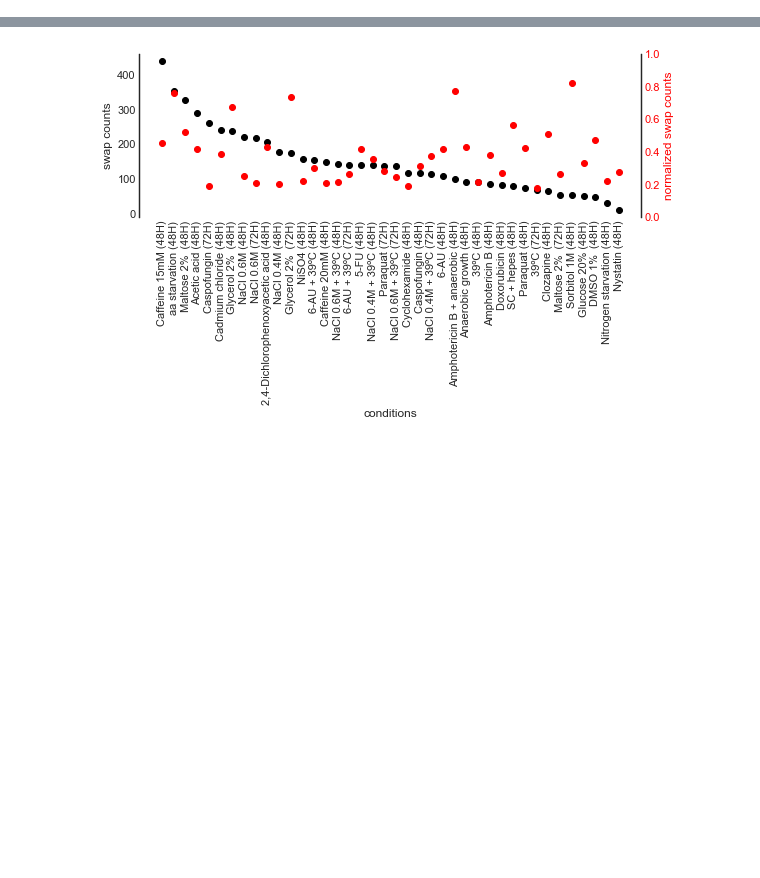
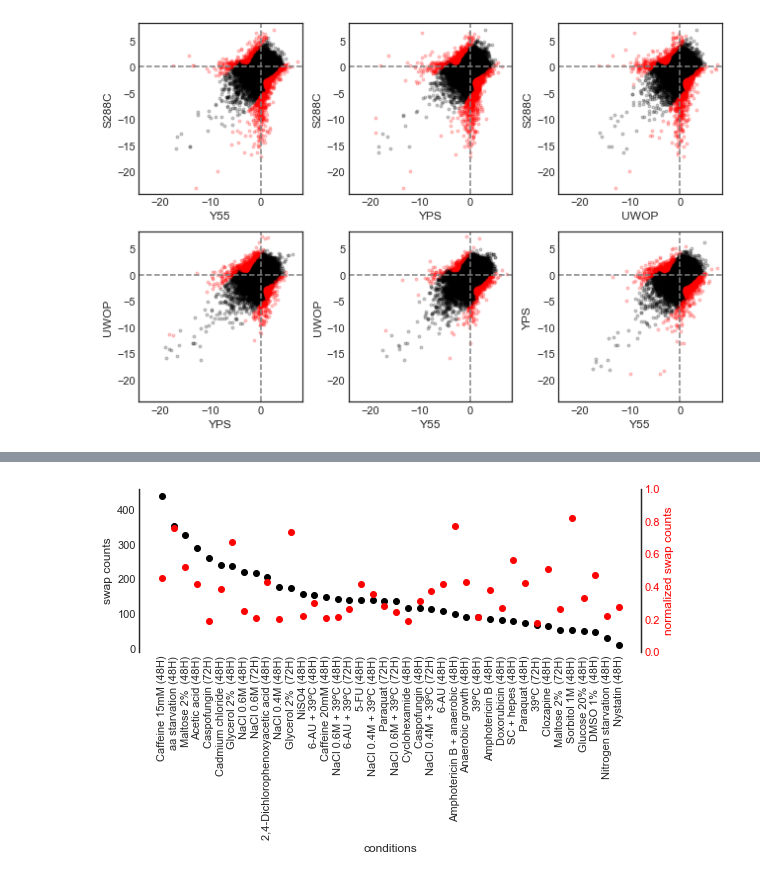
Before and after one commit to mgalardini/2018koyeast, a Jupyter notebook: notebooks/deviations.ipynb, the cells around one changed output, grey strips where cells are left out. Drawn from its saved outputs; the diff is of its cells as text; code cells hidden in the pictures; blank space fills up the shorter version.

```diff
--- a/notebooks/deviations.ipynb
+++ b/notebooks/deviations.ipynb
@@ -66,0 +51,44 @@ for s1, s2 in {tuple(x[:2])
+# %%
+plt.figure(figsize=(9, 6))
+
+vmin = min([d['scores1'].min(),
+            d['scores2'].min()]) - 1
+vmax = min([d['scores1'].max(),
+            d['scores2'].max()]) + 1
+
+ss = {tuple(x[:2])
+      for x in d.index}
+ss = sorted(ss, key=lambda x: x[1])
+
+i = 1
+for s1, s2 in ss:
+    plt.subplot(2, 3, i)
+
+    x = d.loc[(s1, s2),]
+    plt.plot(x[x['qval'] >= 1E-2]['scores1'],
+             x[x['qval'] >= 1E-2]['scores2'],
+             'k.',
+             alpha=0.2)
+    plt.plot(x[x['qval'] < 1E-2]['scores1'],
+             x[x['qval'] < 1E-2]['scores2'],
+             'r.',
+             alpha=0.2)
+
+    plt.xlim(vmin, vmax)
+    plt.ylim(vmin, vmax)
+
+    plt.axhline(0,
+                color='grey',
+                linestyle='dashed')
+    plt.axvline(0,
+                color='grey',
+                linestyle='dashed')
+
+    plt.xlabel(s1)
+    plt.ylabel(s2)
+
+    i += 1
+
+plt.tight_layout();
+# %% [output]
+[figure, added]
```
Also changed, not shown: parts of 12 cells of this notebook, 2 other files.
